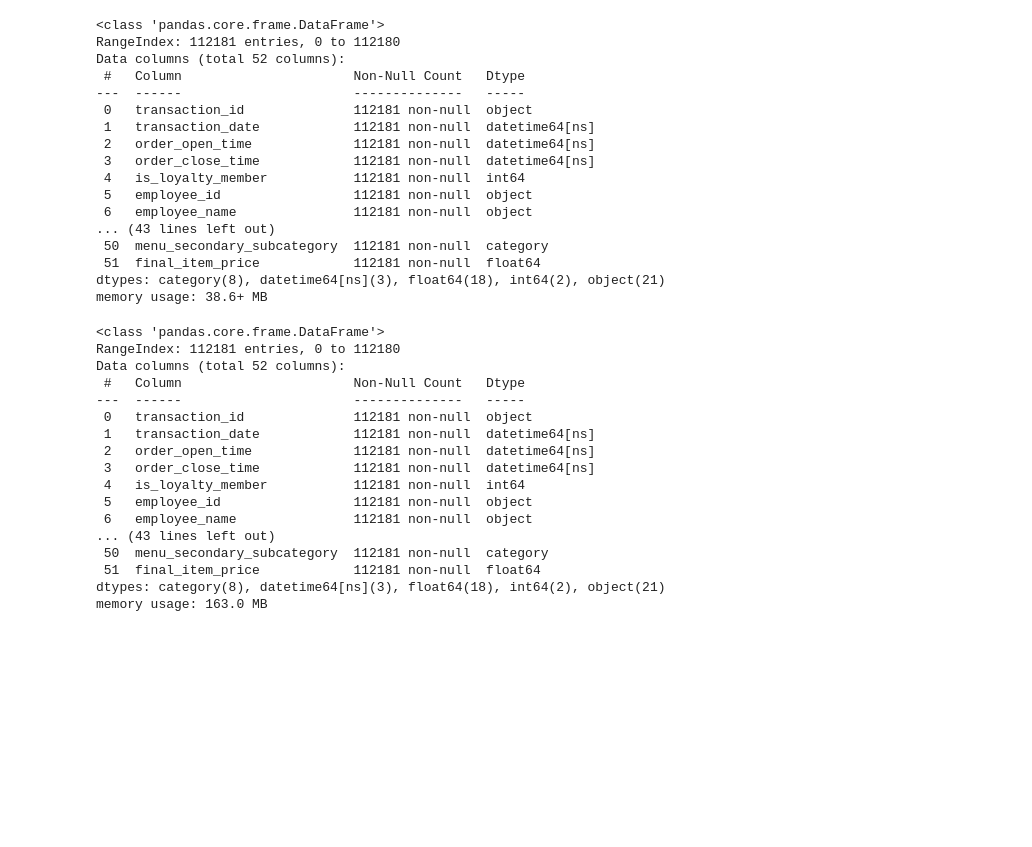
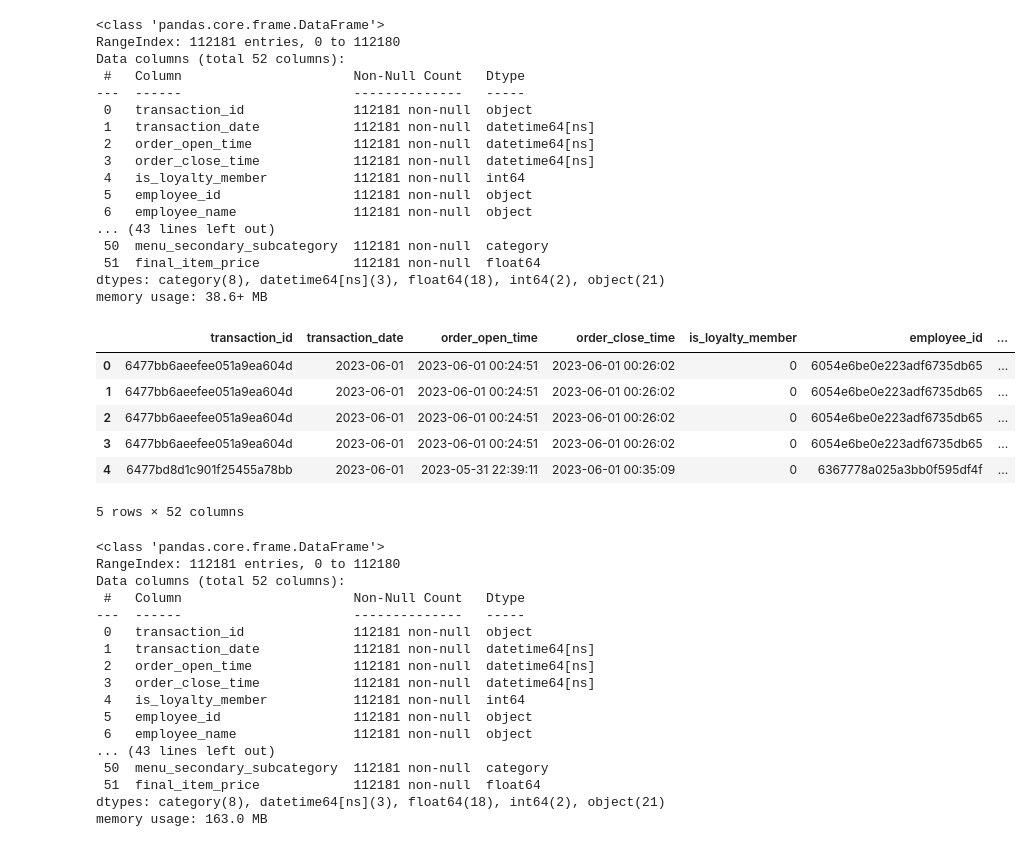
Before and after one commit to CesarChaparro1974/Restaurant_Data_Assistant, a Jupyter notebook: notebook.ipynb, the cells around one changed output. Cells and saved outputs as stored; diff of their text form; code cells hidden in the pictures; blank space fills up the shorter version.

```diff
--- a/notebook.ipynb
+++ b/notebook.ipynb
@@ -1023,6 +1023,16 @@ Data columns (total 52 columns):
  51  final_item_price            112181 non-null  float64
 dtypes: category(8), datetime64[ns](3), float64(18), int64(2), object(21)
 memory usage: 38.6+ MB
+# %%
+benedict.head()
+# %% [output]
+|  | transaction_id | transaction_date | order_open_time | order_close_time | is_loyalty_member | employee_id | ... |
+| 0 | 6477bb6aeefee051a9ea604d | 2023-06-01 | 2023-06-01 00:24:51 | 2023-06-01 00:26:02 | 0 | 6054e6be0e223adf6735db65 | ... |
+| 1 | 6477bb6aeefee051a9ea604d | 2023-06-01 | 2023-06-01 00:24:51 | 2023-06-01 00:26:02 | 0 | 6054e6be0e223adf6735db65 | ... |
+| 2 | 6477bb6aeefee051a9ea604d | 2023-06-01 | 2023-06-01 00:24:51 | 2023-06-01 00:26:02 | 0 | 6054e6be0e223adf6735db65 | ... |
+| 3 | 6477bb6aeefee051a9ea604d | 2023-06-01 | 2023-06-01 00:24:51 | 2023-06-01 00:26:02 | 0 | 6054e6be0e223adf6735db65 | ... |
+| 4 | 6477bd8d1c901f25455a78bb | 2023-06-01 | 2023-05-31 22:39:11 | 2023-06-01 00:35:09 | 0 | 6367778a025a3bb0f595df4f | ... |
+5 rows × 52 columns
 # %%
 # check how optimized the dataframe became.
 benedict.info(memory_usage = 'deep')
```
Also changed, not shown: parts of 4 cells of this notebook.
